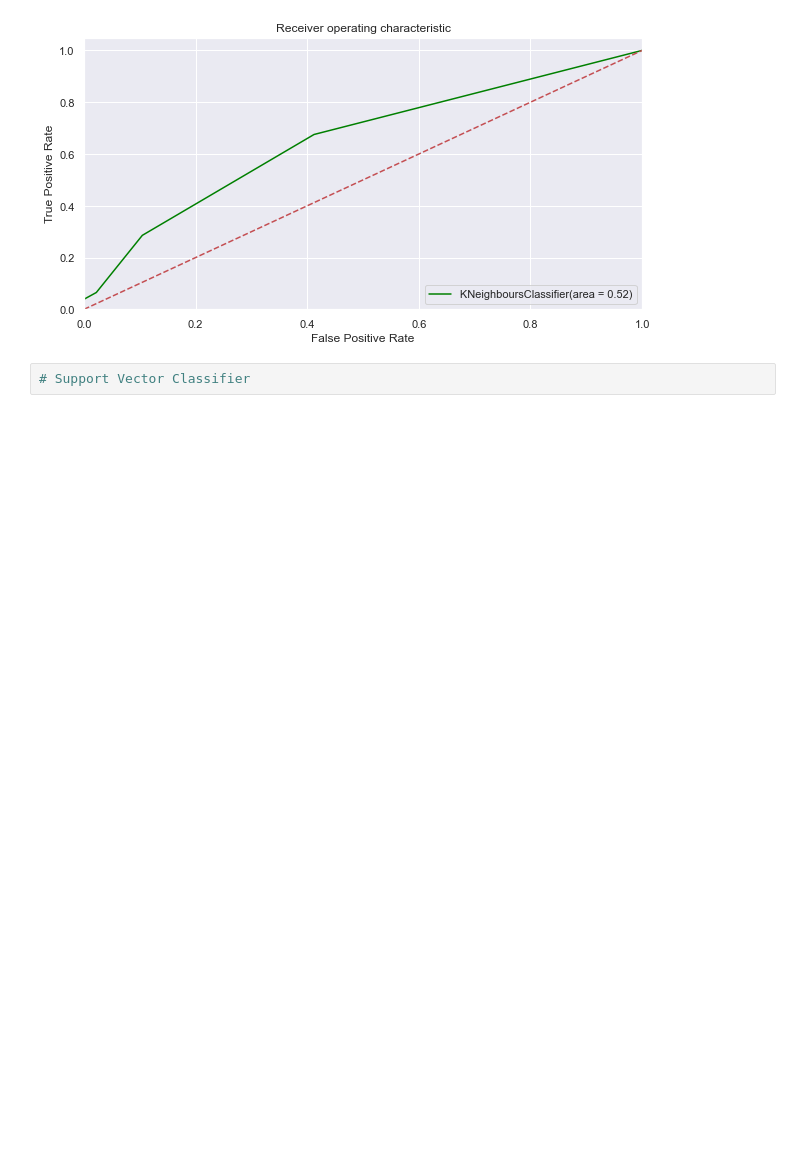
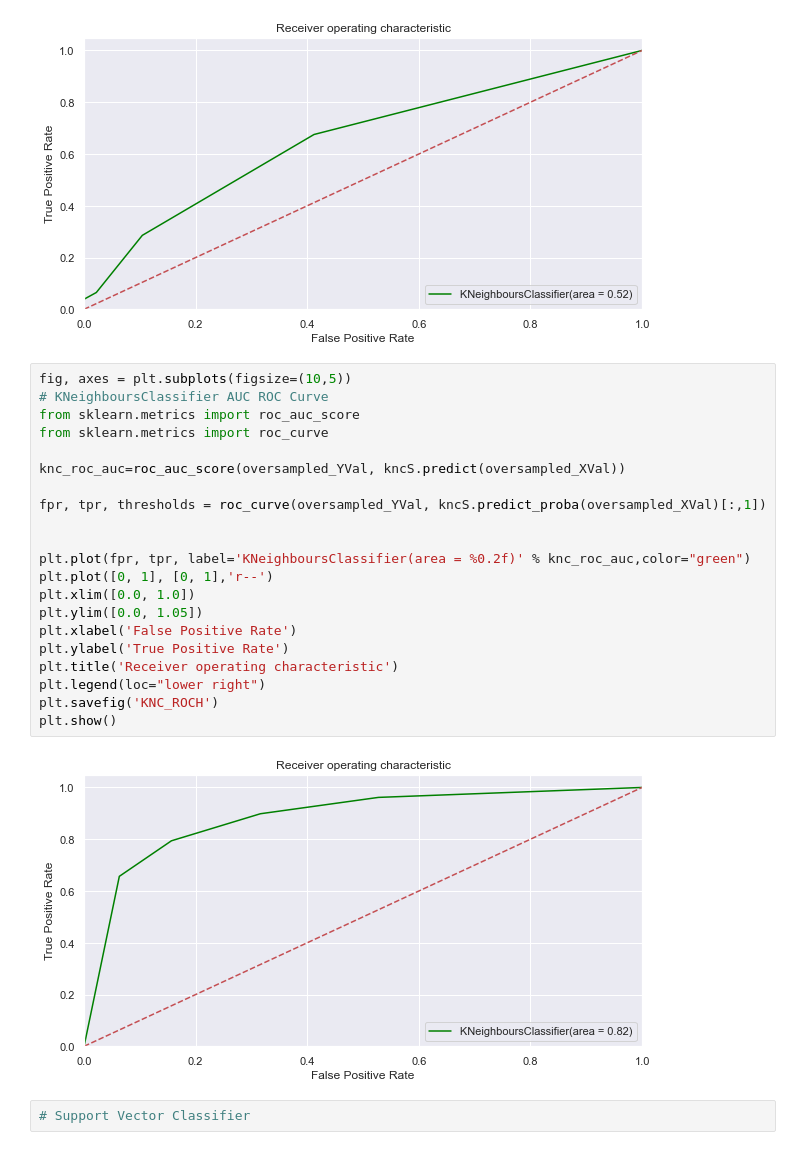
Before and after one commit to Antarlin921/Employee_Attrition_MLProject, a Jupyter notebook: attrition.ipynb, the cells around one changed output. Drawn from its saved outputs; the diff is of its cells as text; blank space fills up the shorter version.

```diff
--- a/attrition.ipynb
+++ b/attrition.ipynb
@@ -1495,6 +1553,29 @@ plt.savefig('KNC_ROC')
 plt.show()
 # %% [output]
 [figure]
+# %%
+fig, axes = plt.subplots(figsize=(10,5))
+# KNeighboursClassifier AUC ROC Curve
+from sklearn.metrics import roc_auc_score
+from sklearn.metrics import roc_curve
+
+knc_roc_auc=roc_auc_score(oversampled_YVal, kncS.predict(oversampled_XVal))
+
+fpr, tpr, thresholds = roc_curve(oversampled_YVal, kncS.predict_proba(oversampled_XVal)[:,1])
+
+
+plt.plot(fpr, tpr, label='KNeighboursClassifier(area = %0.2f)' % knc_roc_auc,color="green")
+plt.plot([0, 1], [0, 1],'r--')
+plt.xlim([0.0, 1.0])
+plt.ylim([0.0, 1.05])
+plt.xlabel('False Positive Rate')
+plt.ylabel('True Positive Rate')
+plt.title('Receiver operating characteristic')
+plt.legend(loc="lower right")
+plt.savefig('KNC_ROCH')
+plt.show()
+# %% [output]
+[figure, added]
 # %%
 # Support Vector Classifier
 # %%
```
Also changed, not shown: parts of 12 cells of this notebook, 9 other files.
